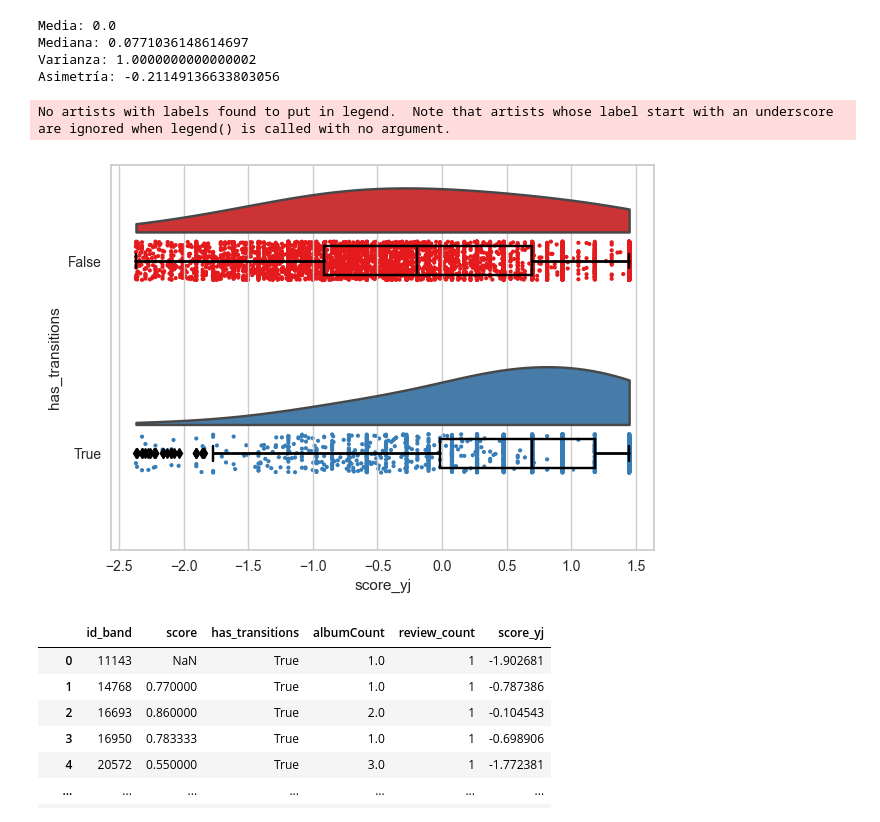
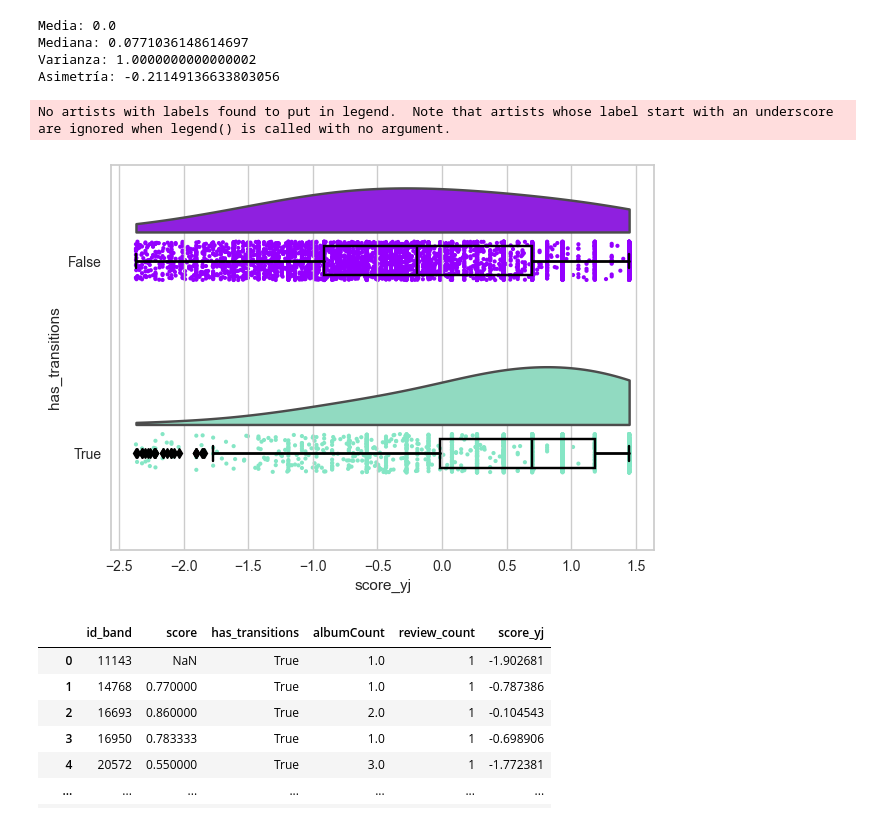
Before and after one commit to chainReactionCol/newRep, a Jupyter notebook: Data_StoryTelling_Sanchez_Ruiz.ipynb, the cells around one changed output. Drawn from its saved outputs; the diff is of its cells as text; code cells hidden in the pictures.

```diff
--- a/Data_StoryTelling_Sanchez_Ruiz.ipynb
+++ b/Data_StoryTelling_Sanchez_Ruiz.ipynb
@@ -307,26 +307,27 @@ Asimetría: -0.21149136633803056
 # %%
 transitionsYeo=yeoDF[['has_transitions','score_yj']]
 
 f, ax=plt.subplots(figsize=(7,5))
-dy="has_transitions"; dx="score_yj"; ort="h";pal="Set1"
+dy="has_transitions"; dx="score_yj"; ort="h";pal = ["#9400FF", "#85E6C5"]
+
 
 ax=pt.half_violinplot(x=dx,y=dy,data=yeoDF,palette=pal,bw=.6,cut=0.,scale="area",width= .6,inner=None,orient=ort)
 
 ax=sns.stripplot( x = dx, y = dy, data = yeoDF, palette = pal,
  edgecolor = "white", size = 3, jitter = 1, zorder = 0,
  orient = ort)
 ax=sns.boxplot( x = dx, y = dy, data = yeoDF, color = "black",
  width = .15, zorder = 10, showcaps = True,
  boxprops = {'facecolor':'none', "zorder":10}, showfliers=True,
  whiskerprops = {'linewidth':2, "zorder":10},
  saturation = 1, orient = ort)
 
 ax.legend(loc='upper left')
 #plt.savefig('original_dist.png')
 plt.show()
 # %% [output]
 No artists with labels found to put in legend.  Note that artists whose label start with an underscore are ignored when legend() is called with no argument.
-[figure, old version]
+[figure, new version]
 # %%
 def outliersMarker(df, col1, col2):
     df_copy = df.copy()
```
Also changed, not shown: parts of 4 cells of this notebook, 3 other files.
